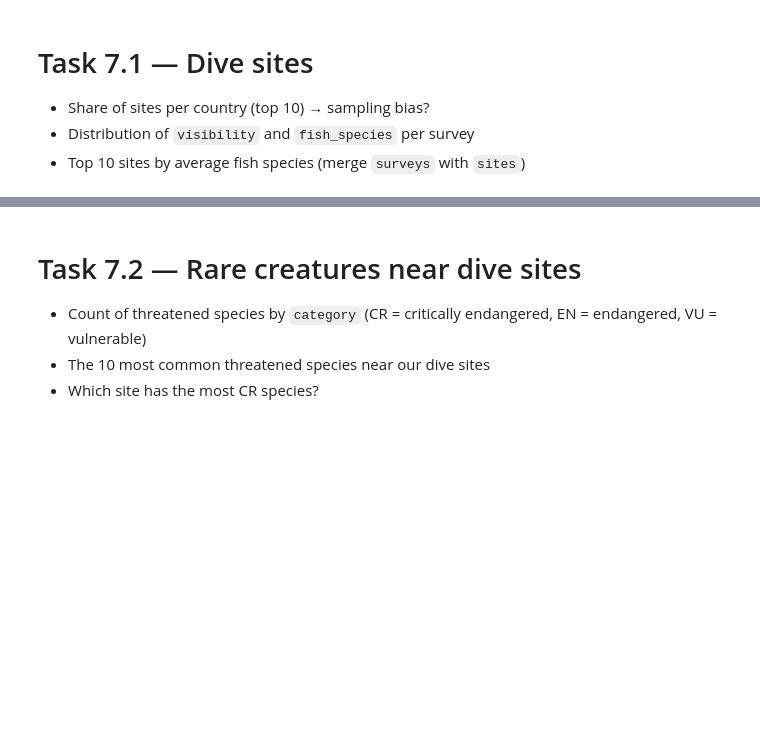
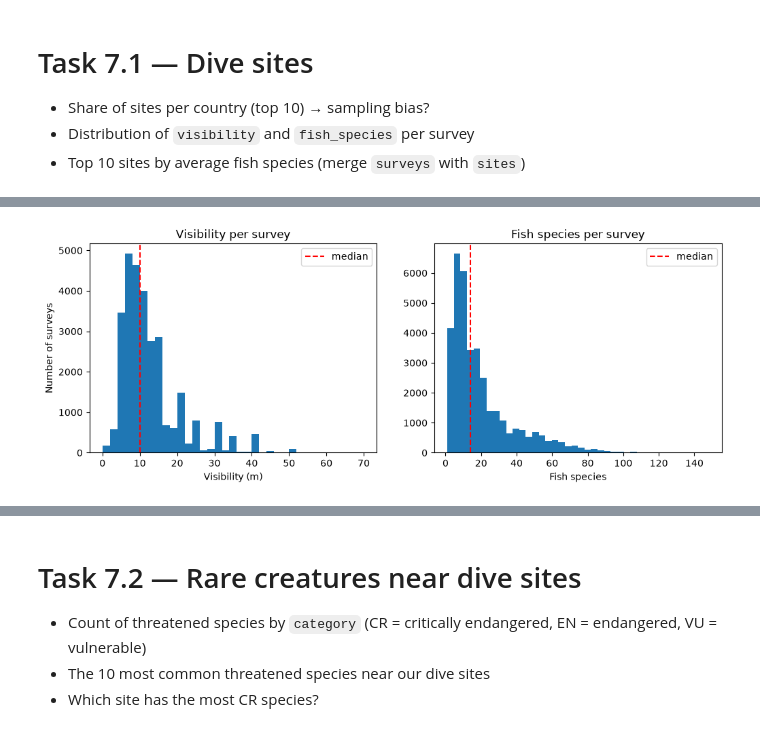
Before and after one commit to xkh11/kanz-ml-project-tuwaiq-academy, a Jupyter notebook: notebooks/Kanz_EDA.ipynb, the cells around one changed output, grey strips where cells are left out. Drawn from its saved outputs; the diff is of its cells as text; code cells hidden in the pictures; blank space fills up the shorter version.

```diff
--- a/notebooks/Kanz_EDA.ipynb
+++ b/notebooks/Kanz_EDA.ipynb
@@ -856,0 +917,19 @@ Sources: Osman et al. (2018), Global Change Biology, doi:10.1111/gcb.13895 · El
+# %%
+fig, ax = plt.subplots(1, 2, figsize=(12, 4))
+
+ax[0].hist(surveys["visibility"].dropna(), bins=35)
+ax[0].axvline(surveys["visibility"].median(), color="red", linestyle="--", label="median")
+ax[0].set_title("Visibility per survey")
+ax[0].set_xlabel("Visibility (m)")
+ax[0].set_ylabel("Number of surveys")
+ax[0].legend()
+
+ax[1].hist(surveys["fish_species"], bins=40)
+ax[1].axvline(surveys["fish_species"].median(), color="red", linestyle="--", label="median")
+ax[1].set_title("Fish species per survey")
+ax[1].set_xlabel("Fish species")
+ax[1].legend()
+
+plt.show()
+# %% [output]
+[figure, added]
```
Also changed, not shown: parts of 18 cells of this notebook.
